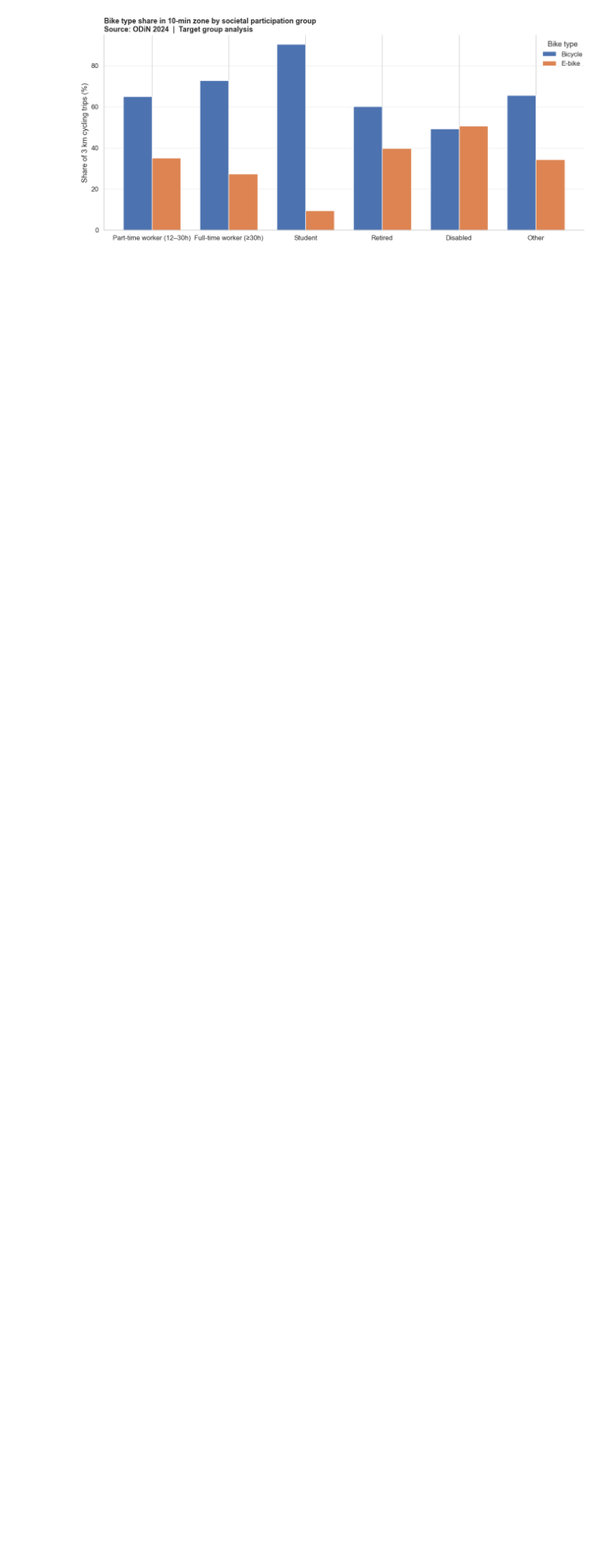
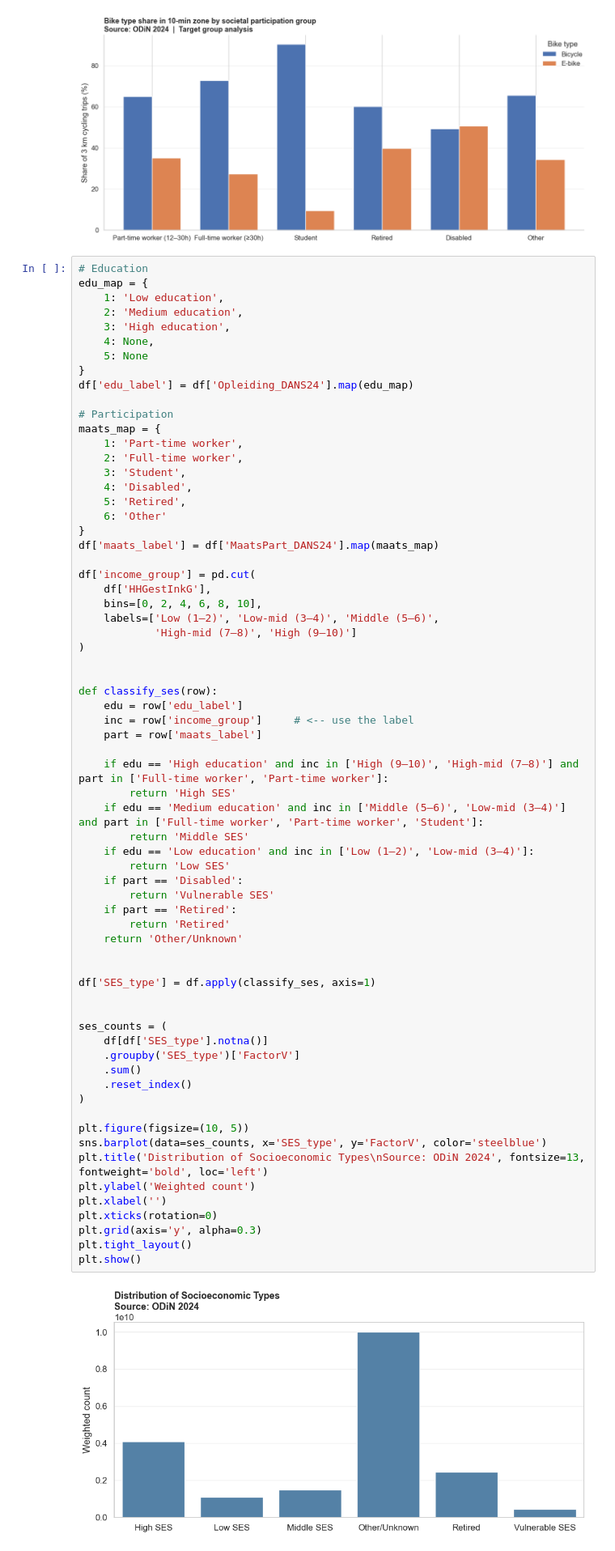
Before and after one commit to carmenkohler/1BM130, a Jupyter notebook: Daan_dataexploration_updatesCarmen.ipynb, the cells around one changed output. Shown at 81% size. Drawn from its saved outputs; the diff is of its cells as text; blank space fills up the shorter version.

```diff
--- a/Daan_dataexploration_updatesCarmen.ipynb
+++ b/Daan_dataexploration_updatesCarmen.ipynb
@@ -530,6 +535,75 @@ plt.savefig('fig12_biketype_participation.png', dpi=150)
 plt.show()
 # %% [output]
 [figure]
+# %%
+# Education
+edu_map = {
+    1: 'Low education',
+    2: 'Medium education',
+    3: 'High education',
+    4: None,
+    5: None
+}
+df['edu_label'] = df['Opleiding_DANS24'].map(edu_map)
+
+# Participation
+maats_map = {
+    1: 'Part-time worker',
+    2: 'Full-time worker',
+    3: 'Student',
+    4: 'Disabled',
+    5: 'Retired',
+    6: 'Other'
+}
+df['maats_label'] = df['MaatsPart_DANS24'].map(maats_map)
+
+df['income_group'] = pd.cut(
+    df['HHGestInkG'],
+    bins=[0, 2, 4, 6, 8, 10],
+    labels=['Low (1–2)', 'Low-mid (3–4)', 'Middle (5–6)',
+            'High-mid (7–8)', 'High (9–10)']
+)
+
+
+def classify_ses(row):
+    edu = row['edu_label']
+    inc = row['income_group']     # <-- use the label
+    part = row['maats_label']
+
+    if edu == 'High education' and inc in ['High (9–10)', 'High-mid (7–8)'] and part in ['Full-time worker', 'Part-time worker']:
+        return 'High SES'
+    if edu == 'Medium education' and inc in ['Middle (5–6)', 'Low-mid (3–4)'] and part in ['Full-time worker', 'Part-time worker', 'Student']:
+        return 'Middle SES'
+    if edu == 'Low education' and inc in ['Low (1–2)', 'Low-mid (3–4)']:
+        return 'Low SES'
+    if part == 'Disabled':
+        return 'Vulnerable SES'
+    if part == 'Retired':
+        return 'Retired'
+    return 'Other/Unknown'
+
+
+df['SES_type'] = df.apply(classify_ses, axis=1)
+
+
+ses_counts = (
+    df[df['SES_type'].notna()]
+    .groupby('SES_type')['FactorV']
+    .sum()
+    .reset_index()
+)
+
+plt.figure(figsize=(10, 5))
+sns.barplot(data=ses_counts, x='SES_type', y='FactorV', color='steelblue')
+plt.title('Distribution of Socioeconomic Types\nSource: ODiN 2024', fontsize=13, fontweight='bold', loc='left')
+plt.ylabel('Weighted count')
+plt.xlabel('')
+plt.xticks(rotation=0)
+plt.grid(axis='y', alpha=0.3)
+plt.tight_layout()
+plt.show()
+# %% [output]
+[figure, added]
 # %%
 # Normalise buurt keys
 def to_buurt8(code):
```
Also changed, not shown: parts of 19 cells of this notebook.
